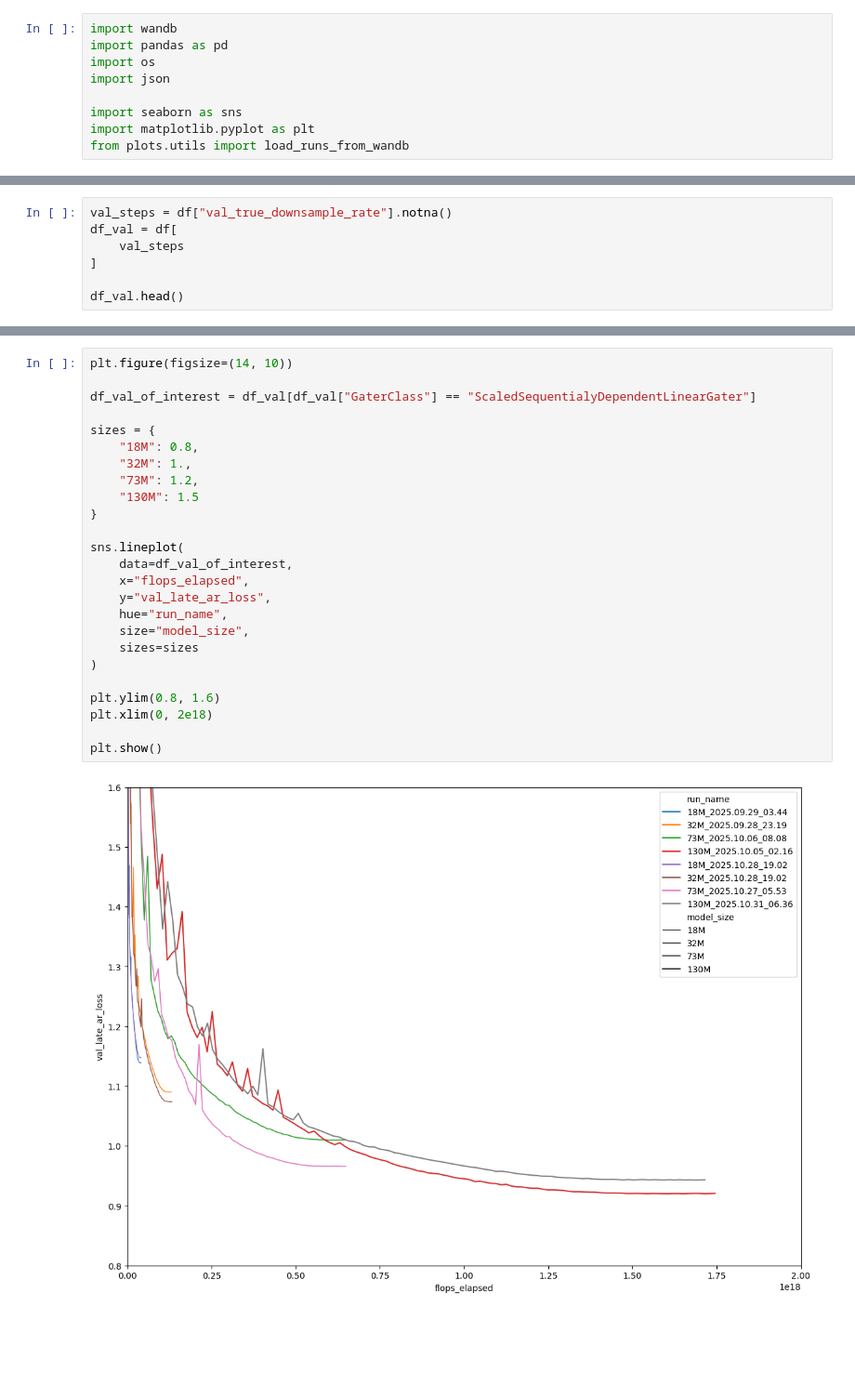
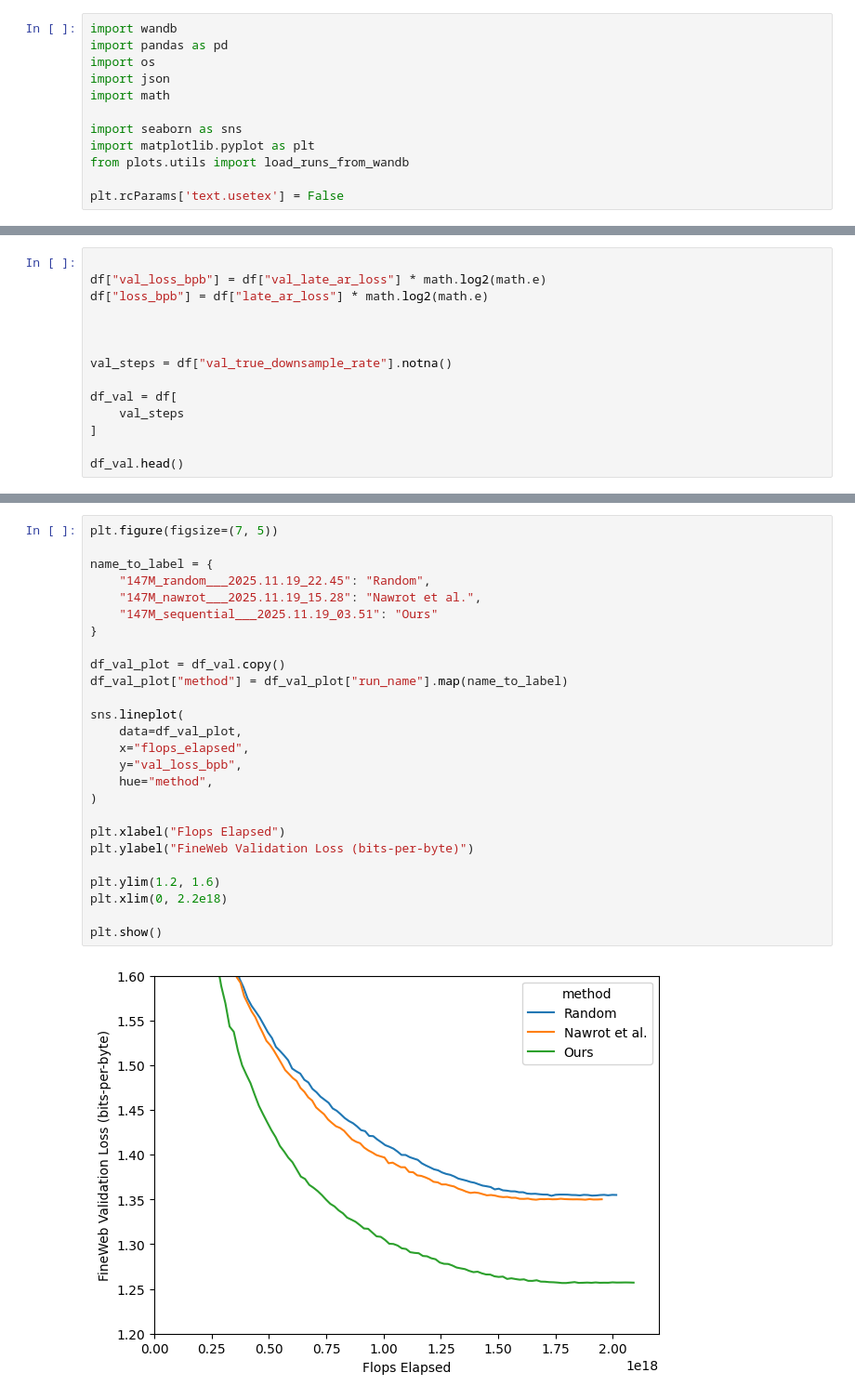
Before and after one commit to SamD770/bitter-lesson-tokenization, a Jupyter notebook: plots/scaling_plot.ipynb, the cells around one changed output, grey strips where cells are left out. Shown: that part at 93% size. Drawn from its saved outputs; the diff is of its cells as text; blank space fills up the shorter version.

```diff
--- a/plots/scaling_plot.ipynb
+++ b/plots/scaling_plot.ipynb
@@ -3,8 +3,11 @@ import wandb
 import pandas as pd
 import os
 import json
+import math
 
 import seaborn as sns
 import matplotlib.pyplot as plt
 from plots.utils import load_runs_from_wandb
+
+plt.rcParams['text.usetex'] = False
 # %%
@@ -123,6 +104,13 @@ config
  'early_exit_advantage_estimate': True}
 # %%
+
+df["val_loss_bpb"] = df["val_late_ar_loss"] * math.log2(math.e)
+df["loss_bpb"] = df["late_ar_loss"] * math.log2(math.e)
+
+
+
 val_steps = df["val_true_downsample_rate"].notna()
+
 df_val = df[
     val_steps
 ]
@@ -156,30 +152,31 @@ Index(['flops', 'batch_wallclock_time', '_step', 'ar_loss', 'late_ar_loss',
 # %%
-plt.figure(figsize=(14, 10))
+plt.figure(figsize=(7, 5))
 
-df_val_of_interest = df_val[df_val["GaterClass"] == "ScaledSequentialyDependentLinearGater"]
-
-sizes = {
-    "18M": 0.8,
-    "32M": 1.,
-    "73M": 1.2,
-    "130M": 1.5
+name_to_label = {
+    "147M_random___2025.11.19_22.45": "Random",
+    "147M_nawrot___2025.11.19_15.28": "Nawrot et al.",
+    "147M_sequential___2025.11.19_03.51": "Ours"
 }
 
+df_val_plot = df_val.copy()
+df_val_plot["method"] = df_val_plot["run_name"].map(name_to_label)
+
 sns.lineplot(
-    data=df_val_of_interest,
+    data=df_val_plot,
     x="flops_elapsed",
-    y="val_late_ar_loss",
-    hue="run_name",
-    size="model_size",
-    sizes=sizes
+    y="val_loss_bpb",
+    hue="method",
 )
 
-plt.ylim(0.8, 1.6)
-plt.xlim(0, 2e18)
+plt.xlabel("Flops Elapsed")
+plt.ylabel("FineWeb Validation Loss (bits-per-byte)")
+
+plt.ylim(1.2, 1.6)
+plt.xlim(0, 2.2e18)
 
 plt.show()
 # %% [output]
-[figure, old version]
+[figure, new version]
 # %%
 
 
```
Also changed, not shown: parts of 9 cells of this notebook, 6 other files.
